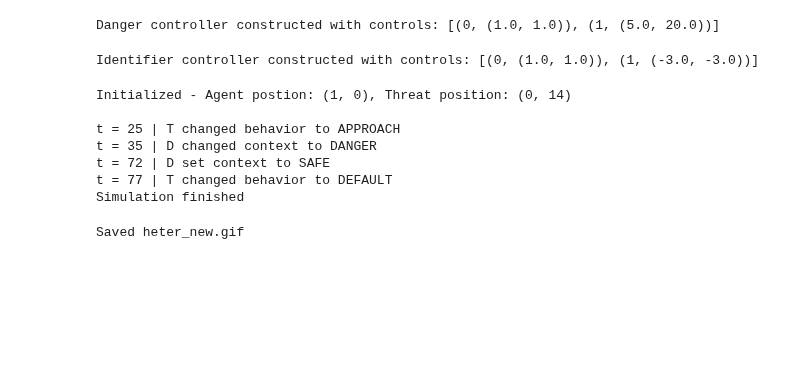
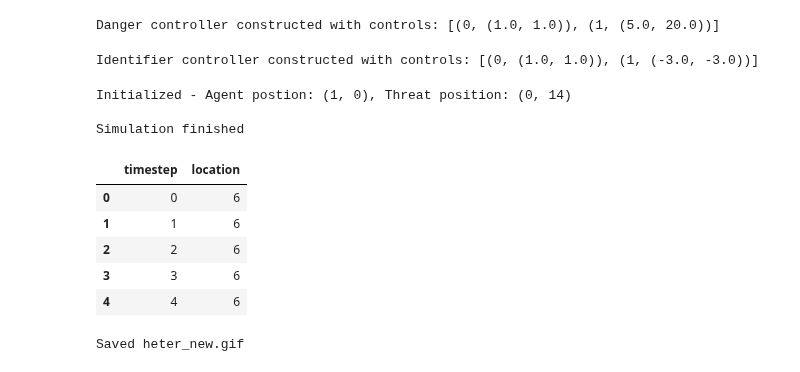
Before and after one commit to hridaik/social-defeat, a Jupyter notebook: het_fit.ipynb, the cells around one changed output. Saved outputs shown, nothing was run; the diff lists cells and outputs as text; code cells hidden in the pictures; blank space fills up the shorter version.

Commit message:
im dumb arena setup messed up

```diff
--- a/het_fit.ipynb
+++ b/het_fit.ipynb
@@ -1015,7 +1023,7 @@ M_policies = M_agent._construct_policies()
 # %%
 world = world_env()
 
-MAX_STEPS = 100
+MAX_STEPS = 5
 
 agent_obs, threat_obs, shelter_obs = world.start()
 
@@ -1174,15 +1182,16 @@ for t in range(MAX_STEPS):
     D_decayed_qs = np.array([decay_qs(D_qs[0], D_forgetting_rate)], dtype=object)
     D_agent.reset(init_qs=D_decayed_qs)
 
-    frame_img = render_grid_frame_arena(world.agent_pos, world.shelter_pos, visited, t,
-                                   threat_posterior=M_qs[1],
-                                   threat_state_list=1,
-                                   high_level_mode=D_scale_name,
-                                   cell_size=48)
+    # frame_img = render_grid_frame_arena(world.agent_pos, world.shelter_pos, visited, t,
+    #                                threat_posterior=M_qs[1],
+    #                                threat_state_list=1,
+    #                                high_level_mode=D_scale_name,
+    #                                cell_size=48)
 
-    frames.append(frame_img)
+    # frames.append(frame_img)
 
-    history['agent_loc'].append(state_idx_to_rc(current_state))
+    # history['agent_loc'].append(state_idx_to_rc(current_state))
+    history['agent_loc'].append(current_state)
 
     history['M_beliefs'].append(M_qs)
     history['M_neg_efe'].append(M_G)
@@ -1201,11 +1210,23 @@ print('Simulation finished')
 # %% [output]
 Initialized - Agent postion: (1, 0), Threat position: (0, 14)
 
-t = 25 | T changed behavior to APPROACH
-t = 35 | D changed context to DANGER
-t = 72 | D set context to SAFE
-t = 77 | T changed behavior to DEFAULT
 Simulation finished
+# %%
+import pandas as pd
+
+trajectory = pd.DataFrame({
+    'timestep': range(len(history['agent_loc'])),
+    'location': history['agent_loc']
+})
+
+trajectory
+# %% [output]
+|  | timestep | location |
+| 0 | 0 | 6 |
+| 1 | 1 | 6 |
+| 2 | 2 | 6 |
+| 3 | 3 | 6 |
+| 4 | 4 | 6 |
 # %%
 # Visualize & safe gif
 gif_path = "heter_new.gif"
```
Also changed, not shown: parts of 1 cell of this notebook, 2 other files.
